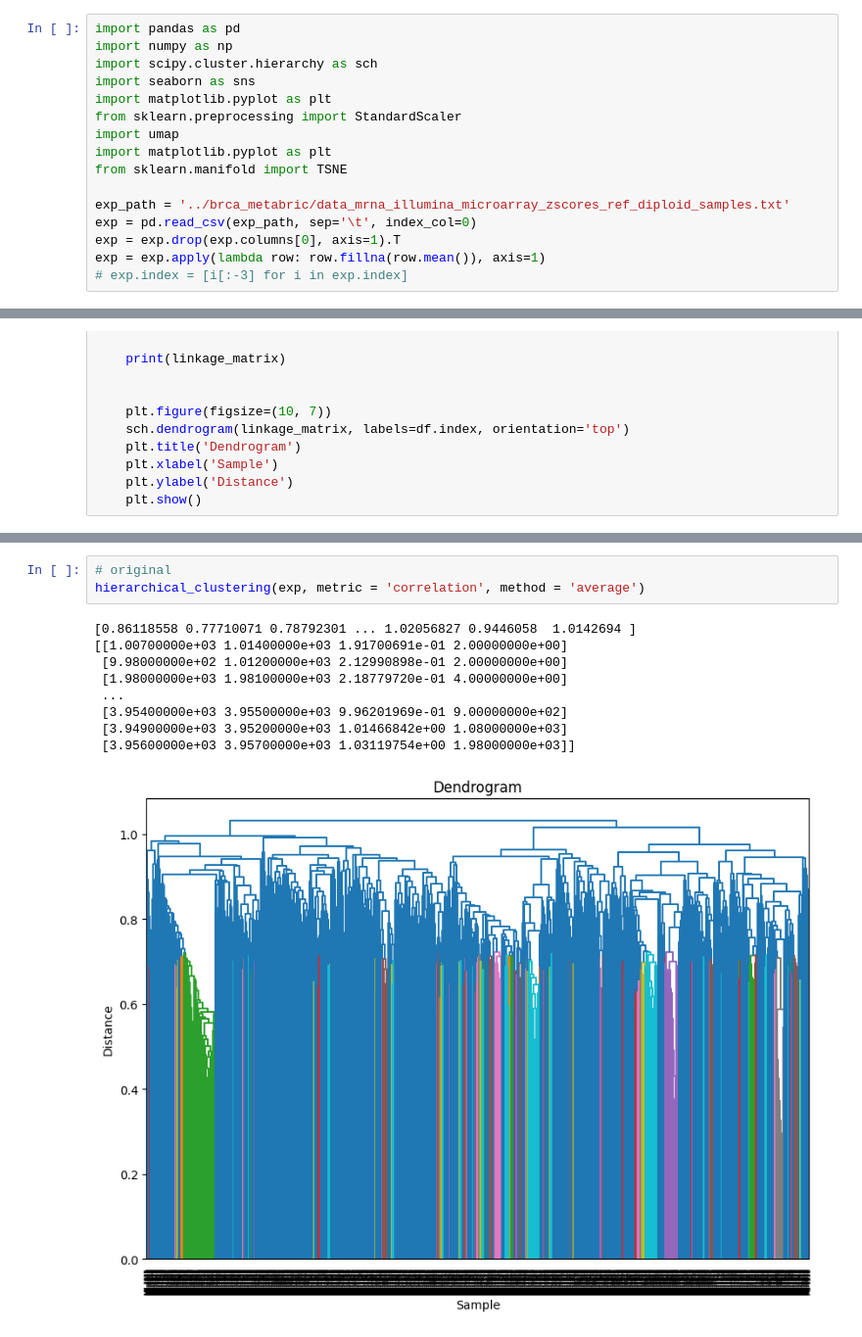
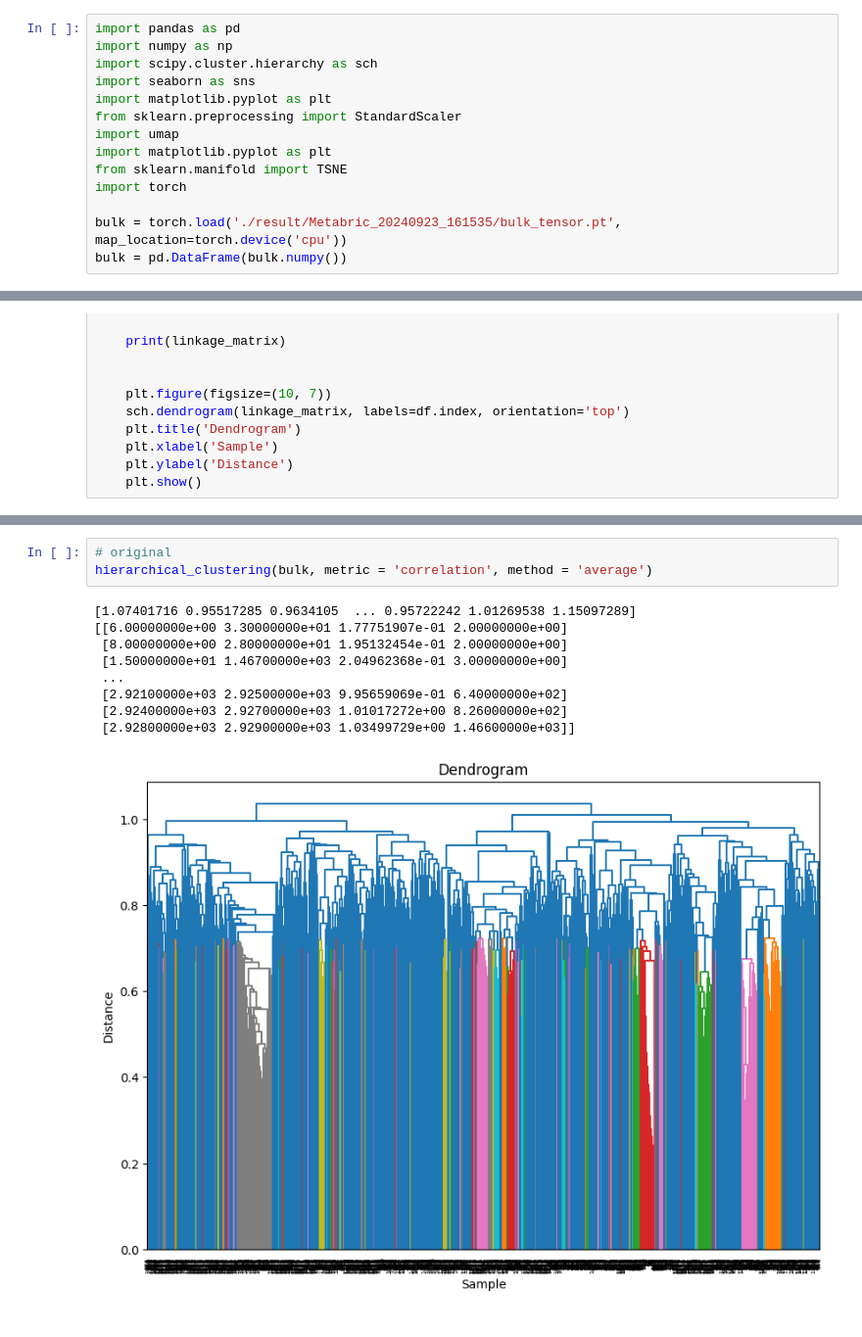
Before and after one commit to willyzzz/Barlow_twins_genes, a Jupyter notebook: data_analysis.ipynb, the cells around one changed output, grey strips where cells are left out. Shown at 98% size. Cells and saved outputs as stored; diff of their text form.

```diff
--- a/data_analysis.ipynb
+++ b/data_analysis.ipynb
@@ -8,10 +8,8 @@ from sklearn.preprocessing import StandardScaler
 import umap
 import matplotlib.pyplot as plt
 from sklearn.manifold import TSNE
+import torch
 
-exp_path = '../brca_metabric/data_mrna_illumina_microarray_zscores_ref_diploid_samples.txt'
-exp = pd.read_csv(exp_path, sep='\t', index_col=0)
-exp = exp.drop(exp.columns[0], axis=1).T
-exp = exp.apply(lambda row: row.fillna(row.mean()), axis=1)
-# exp.index = [i[:-3] for i in exp.index]
+bulk = torch.load('./result/Metabric_20240923_161535/bulk_tensor.pt', map_location=torch.device('cpu'))
+bulk = pd.DataFrame(bulk.numpy())
 # %%
@@ -123,17 +121,17 @@ tsne_show(exp), tsne_show(embedding)
 (None, None)
 # %%
 # original
-hierarchical_clustering(exp, metric = 'correlation', method = 'average')
+hierarchical_clustering(bulk, metric = 'correlation', method = 'average')
 # %% [output]
-[0.86118558 0.77710071 0.78792301 ... 1.02056827 0.9446058  1.0142694 ]
-[[1.00700000e+03 1.01400000e+03 1.91700691e-01 2.00000000e+00]
- [9.98000000e+02 1.01200000e+03 2.12990898e-01 2.00000000e+00]
- [1.98000000e+03 1.98100000e+03 2.18779720e-01 4.00000000e+00]
+[1.07401716 0.95517285 0.9634105  ... 0.95722242 1.01269538 1.15097289]
+[[6.00000000e+00 3.30000000e+01 1.77751907e-01 2.00000000e+00]
+ [8.00000000e+00 2.80000000e+01 1.95132454e-01 2.00000000e+00]
+ [1.50000000e+01 1.46700000e+03 2.04962368e-01 3.00000000e+00]
  ...
- [3.95400000e+03 3.95500000e+03 9.96201969e-01 9.00000000e+02]
- [3.94900000e+03 3.95200000e+03 1.01466842e+00 1.08000000e+03]
- [3.95600000e+03 3.95700000e+03 1.03119754e+00 1.98000000e+03]]
+ [2.92100000e+03 2.92500000e+03 9.95659069e-01 6.40000000e+02]
+ [2.92400000e+03 2.92700000e+03 1.01017272e+00 8.26000000e+02]
+ [2.92800000e+03 2.92900000e+03 1.03499729e+00 1.46600000e+03]]
-[figure, old version]
+[figure, new version]
 # %%
 # after barlow twins
 hierarchical_clustering(embedding, metric = 'correlation', method = 'average')
```
Also changed, not shown: parts of 8 cells of this notebook, 21 other files.
